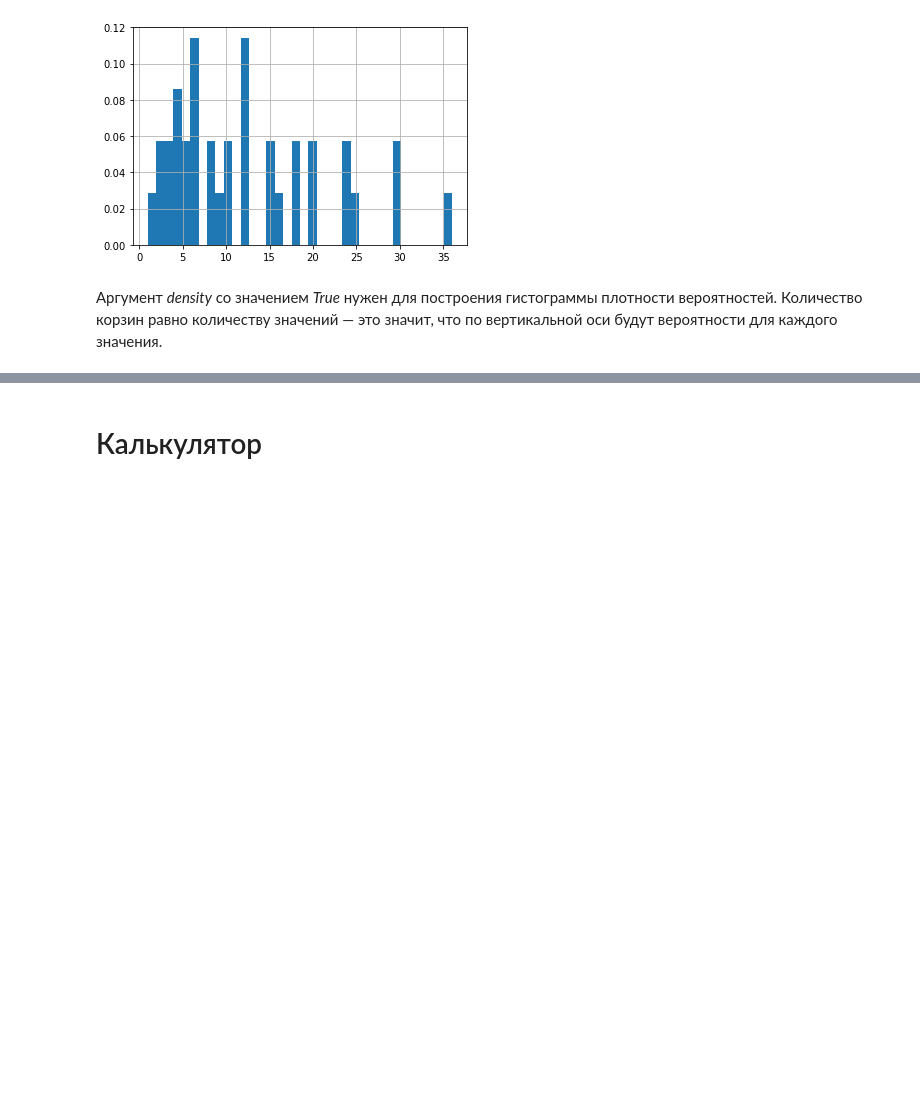
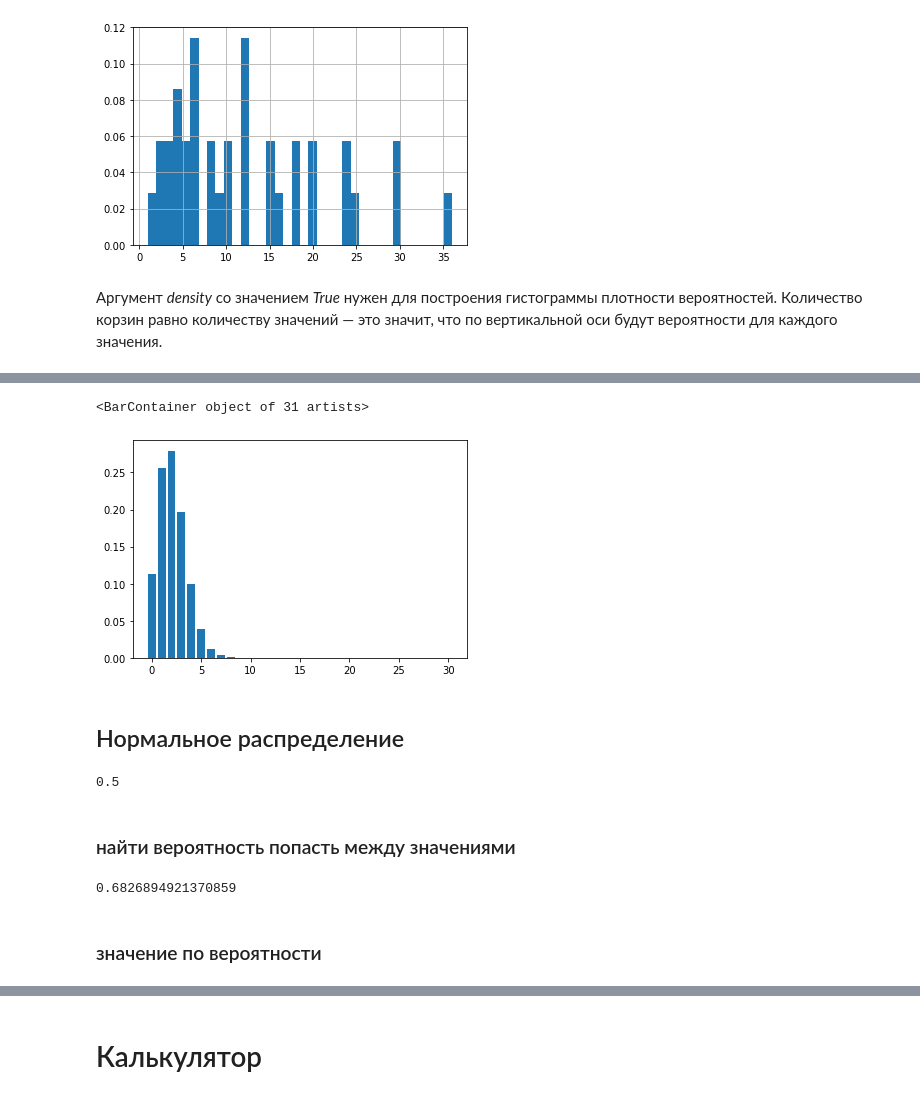
Before and after one commit to arigatory/ds_finals, a Jupyter notebook: Notes/Abstract.ipynb, the cells around one changed output, grey strips where cells are left out. Cells and saved outputs as stored; diff of their text form; code cells hidden in the pictures; blank space fills up the shorter version.

```diff
--- a/Notes/Abstract.ipynb
+++ b/Notes/Abstract.ipynb
@@ -125,0 +211,49 @@ x.hist(density=True, bins=36)
+# %%
+from matplotlib import pyplot as plt
+from math import factorial
+
+n = 30
+p = 0.07
+
+distr = []
+
+for k in range(0, n + 1):
+    choose = factorial(n) / (factorial(k) * factorial(n - k))
+    prob = choose * p ** k * (1 - p) ** (n - k)
+    distr.append(prob)
+
+plt.bar(range(0, n + 1), distr)
+# %% [output]
+<BarContainer object of 31 artists>
+[figure, added]
+# %% [markdown]
+## Нормальное распределение
+# %%
+from scipy import stats as st
+
+# задаём нормальное распределение с математическим ожиданием 1000
+# и стандартным отклонением 100
+distr = st.norm(1000, 100)
+
+x = 1000
+
+result = distr.cdf(x) # считаем вероятность получить значение x
+print(result)
+# %% [output]
+0.5
+# %% [markdown]
+### найти вероятность попасть между значениями
+# %%
+from scipy import stats as st
+
+distr = st.norm(1000, 100)
+
+x1 = 900
+x2 = 1100
+
+result = distr.cdf(x2) - distr.cdf(x1)
+print(result)#
+# %% [output]
+0.6826894921370859
+# %% [markdown]
+### значение по вероятности
```
Also changed, not shown: parts of 9 cells of this notebook.
